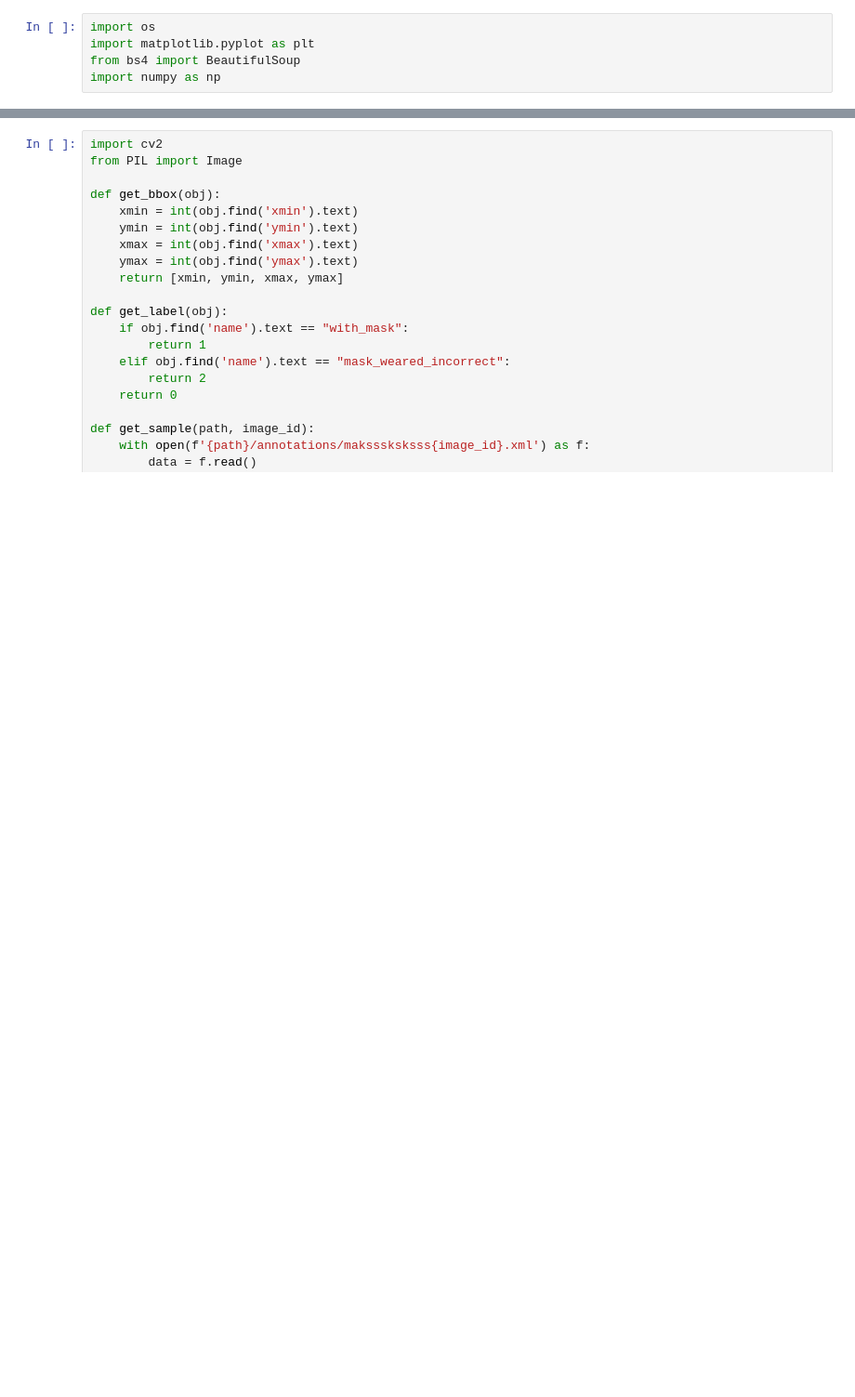
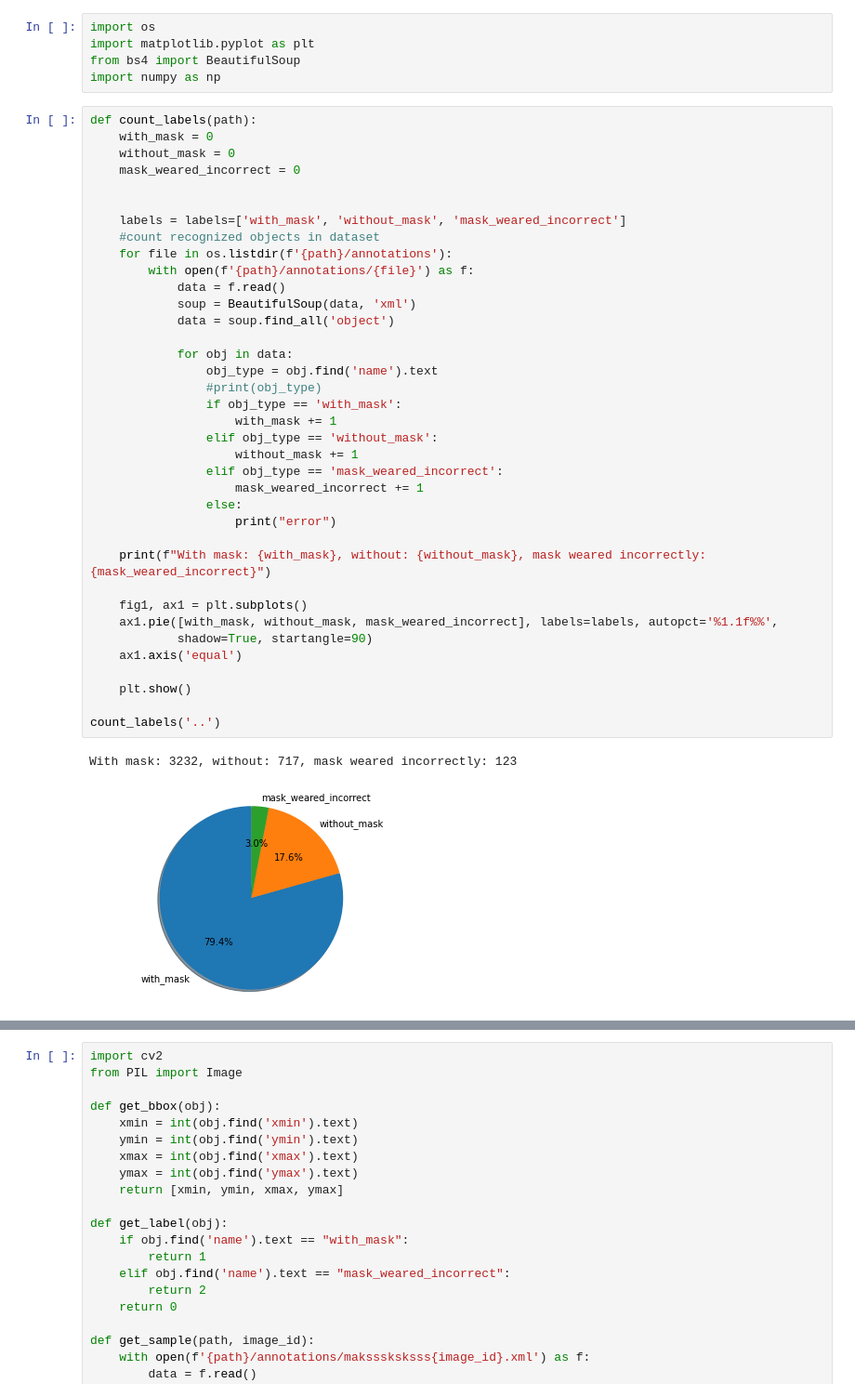
Before and after one commit to Dominisg/face-mask-recognition, a Jupyter notebook: Face mask dataset.ipynb, the cells around one changed output, grey strips where cells are left out. Shown at 93% size. Saved outputs shown, nothing was run; the diff lists cells and outputs as text; blank space fills up the shorter version.

```diff
--- a/Face mask dataset.ipynb
+++ b/Face mask dataset.ipynb
@@ -3,3 +3,43 @@ import os
 import matplotlib.pyplot as plt
 from bs4 import BeautifulSoup
 import numpy as np
+# %%
+def count_labels(path):
+    with_mask = 0
+    without_mask = 0
+    mask_weared_incorrect = 0
+
+
+    labels = labels=['with_mask', 'without_mask', 'mask_weared_incorrect']
+    #count recognized objects in dataset
+    for file in os.listdir(f'{path}/annotations'):
+        with open(f'{path}/annotations/{file}') as f:
+            data = f.read()
+            soup = BeautifulSoup(data, 'xml')
+            data = soup.find_all('object')
+
+            for obj in data:
+                obj_type = obj.find('name').text
+                #print(obj_type)
+                if obj_type == 'with_mask':
+                    with_mask += 1
+                elif obj_type == 'without_mask':
+                    without_mask += 1
+                elif obj_type == 'mask_weared_incorrect':
+                    mask_weared_incorrect += 1
+                else:
+                    print("error")
+
+    print(f"With mask: {with_mask}, without: {without_mask}, mask weared incorrectly: {mask_weared_incorrect}")
+
+    fig1, ax1 = plt.subplots()
+    ax1.pie([with_mask, without_mask, mask_weared_incorrect], labels=labels, autopct='%1.1f%%',
+            shadow=True, startangle=90)
+    ax1.axis('equal')
+
+    plt.show()
+
+count_labels('..')
+# %% [output]
+With mask: 3232, without: 717, mask weared incorrectly: 123
+[figure, added]
```
Also changed, not shown: parts of 2 cells of this notebook.
